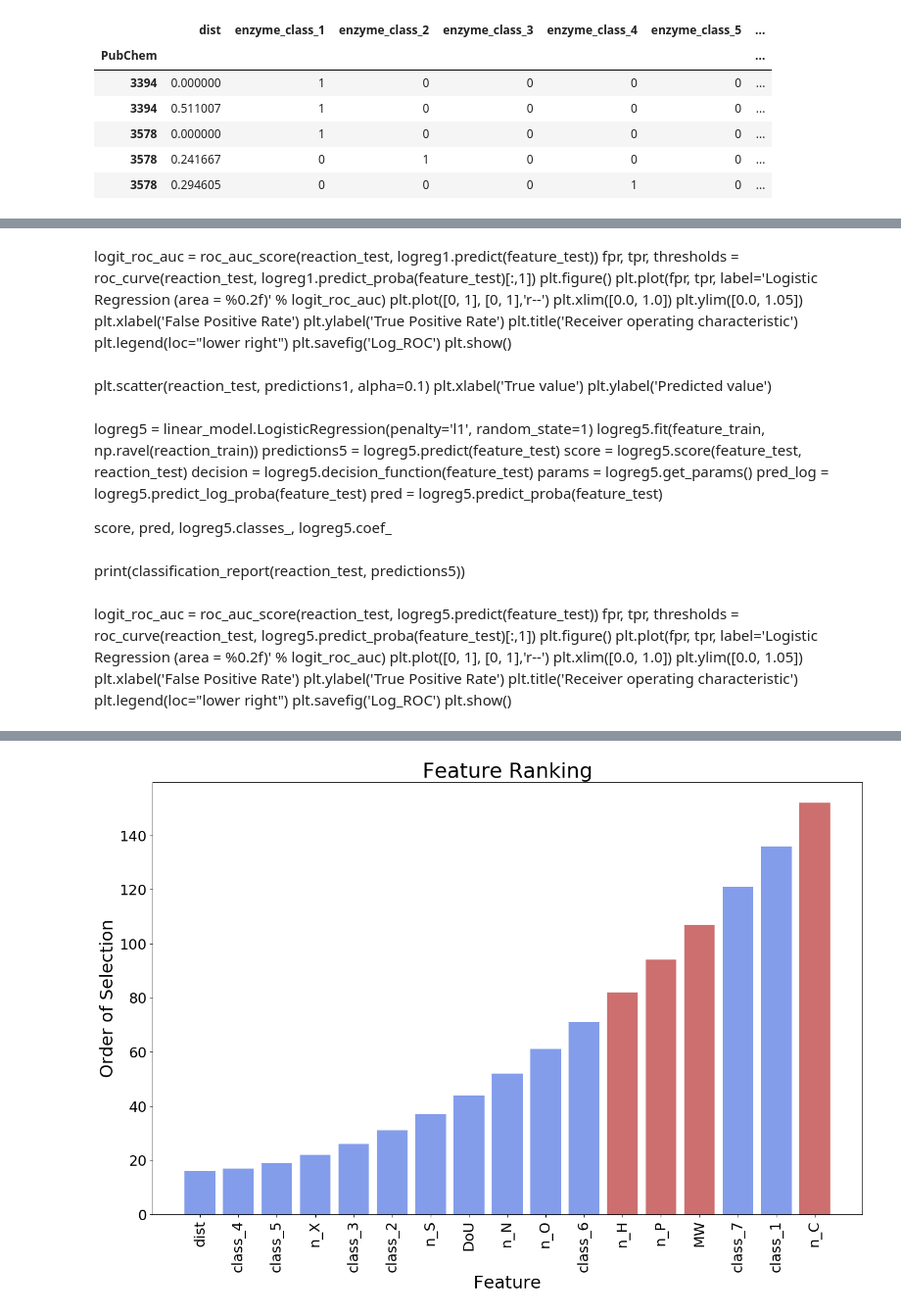
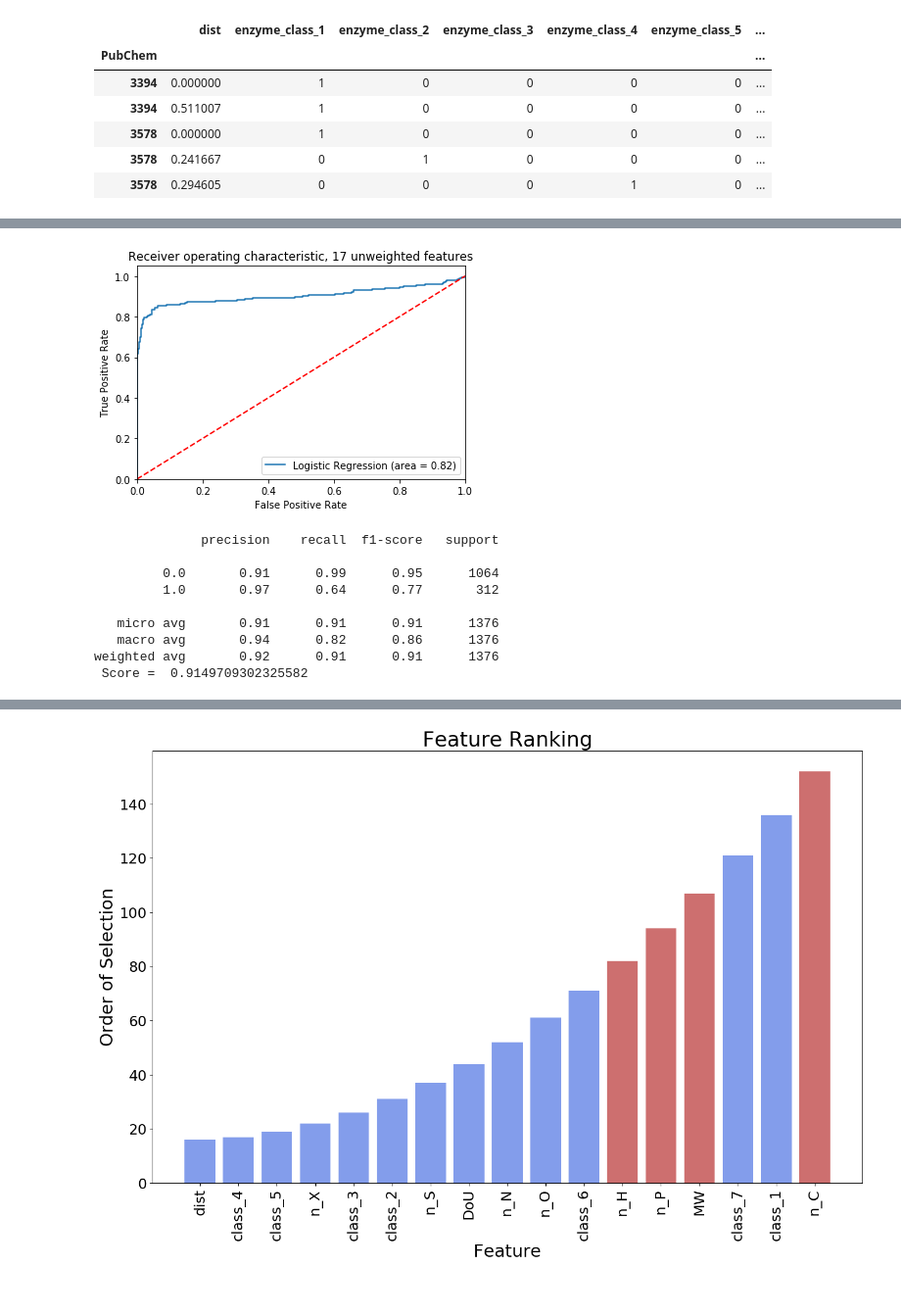
Before and after one commit to theicechol/metamoles, a Jupyter notebook: notebooks/model_creation.ipynb, the cells around one changed output, grey strips where cells are left out. Shown: that part at 98% size. Saved outputs shown, nothing was run; the diff lists cells and outputs as text; code cells hidden in the pictures.

```diff
--- a/notebooks/model_creation.ipynb
+++ b/notebooks/model_creation.ipynb
@@ -118,45 +107,35 @@ print(classification_report(reaction_test, predictions1))
-# %% [markdown]
-logit_roc_auc = roc_auc_score(reaction_test, logreg1.predict(feature_test))
-fpr, tpr, thresholds = roc_curve(reaction_test, logreg1.predict_proba(feature_test)[:,1])
-plt.figure()
-plt.plot(fpr, tpr, label='Logistic Regression (area = %0.2f)' % logit_roc_auc)
-plt.plot([0, 1], [0, 1],'r--')
-plt.xlim([0.0, 1.0])
-plt.ylim([0.0, 1.05])
-plt.xlabel('False Positive Rate')
-plt.ylabel('True Positive Rate')
-plt.title('Receiver operating characteristic')
-plt.legend(loc="lower right")
-plt.savefig('Log_ROC')
-plt.show()
-# %% [markdown]
-plt.scatter(reaction_test, predictions1, alpha=0.1)
-plt.xlabel('True value')
-plt.ylabel('Predicted value')
-# %% [markdown]
-logreg5 = linear_model.LogisticRegression(penalty='l1', random_state=1)
-logreg5.fit(feature_train, np.ravel(reaction_train))
-predictions5 = logreg5.predict(feature_test)
-score = logreg5.score(feature_test, reaction_test)
-decision = logreg5.decision_function(feature_test)
-params = logreg5.get_params()
-pred_log = logreg5.predict_log_proba(feature_test)
-pred = logreg5.predict_proba(feature_test)
-
-score, pred, logreg5.classes_, logreg5.coef_
-# %% [markdown]
-print(classification_report(reaction_test, predictions5))
-# %% [markdown]
-logit_roc_auc = roc_auc_score(reaction_test, logreg5.predict(feature_test))
-fpr, tpr, thresholds = roc_curve(reaction_test, logreg5.predict_proba(feature_test)[:,1])
-plt.figure()
-plt.plot(fpr, tpr, label='Logistic Regression (area = %0.2f)' % logit_roc_auc)
-plt.plot([0, 1], [0, 1],'r--')
-plt.xlim([0.0, 1.0])
-plt.ylim([0.0, 1.05])
-plt.xlabel('False Positive Rate')
-plt.ylabel('True Positive Rate')
-plt.title('Receiver operating characteristic')
-plt.legend(loc="lower right")
-plt.savefig('Log_ROC')
-plt.show()
+# %%
+# logistic regression on default unweighted 17 features
+
+logreg1=linear_model.LogisticRegression(random_state=1)
+logreg1.fit(full_feature_train, np.ravel(full_reaction_train))
+score = logreg1.score(full_feature_test, full_reaction_test)
+
+predictions1 = logreg1.predict(full_feature_test)
+
+logit_roc_auc = roc_auc_score(full_reaction_test, logreg1.predict(full_feature_test))
+fpr, tpr, thresholds = roc_curve(full_reaction_test, logreg1.predict_proba(full_feature_test)[:,1])
+plt.figure()
+plt.plot(fpr, tpr, label='Logistic Regression (area = %0.2f)' % logit_roc_auc)
+plt.plot([0, 1], [0, 1],'r--')
+plt.xlim([0.0, 1.0])
+plt.ylim([0.0, 1.05])
+plt.xlabel('False Positive Rate')
+plt.ylabel('True Positive Rate')
+plt.title('Receiver operating characteristic, 17 unweighted features')
+plt.legend(loc="lower right")
+#plt.savefig('Log_ROC')
+plt.show()
+
+print(classification_report(full_reaction_test, predictions1), 'Score = ', score)
+# %% [output]
+[figure, added]
+              precision    recall  f1-score   support
+
+         0.0       0.91      0.99      0.95      1064
+         1.0       0.97      0.64      0.77       312
+
+   micro avg       0.91      0.91      0.91      1376
+   macro avg       0.94      0.82      0.86      1376
+weighted avg       0.92      0.91      0.91      1376
+ Score =  0.9149709302325582
```
Also changed, not shown: parts of 18 cells of this notebook.
